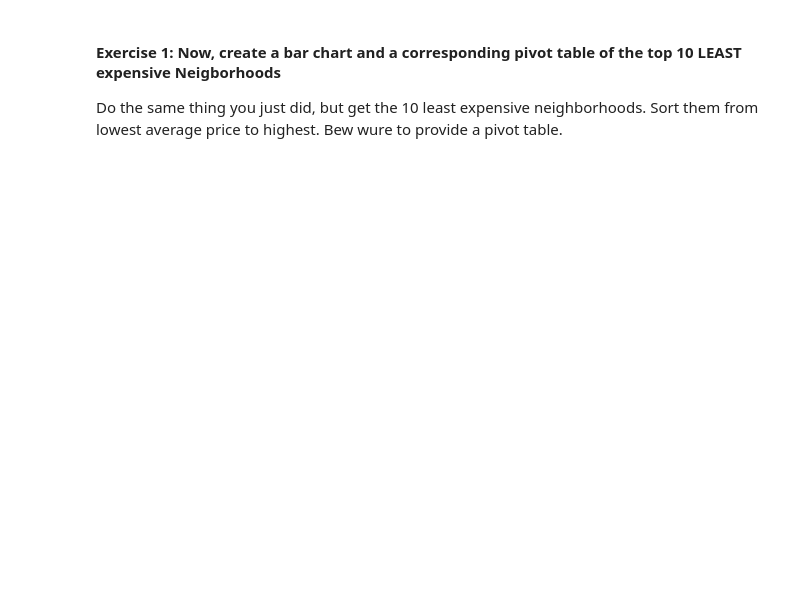
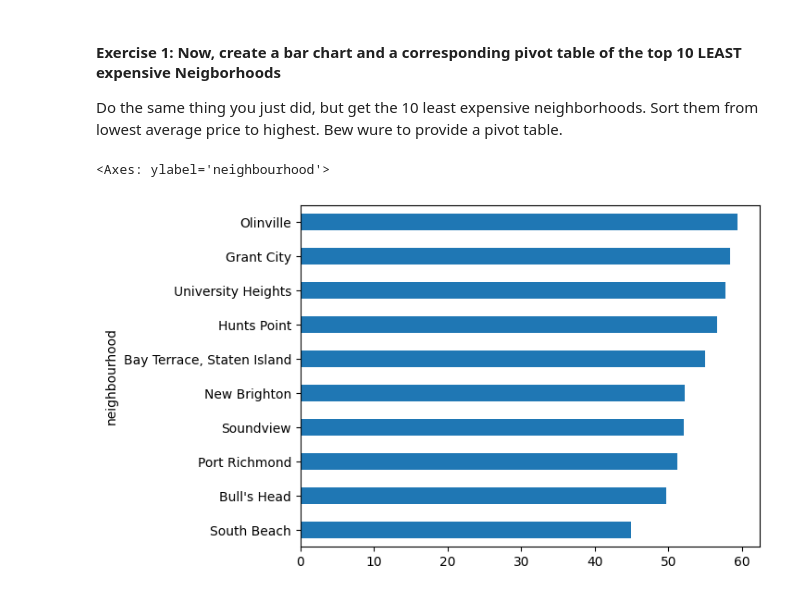
Before and after one commit to makenzie9838/my-fork-2024-fall-data-science, a Jupyter notebook: Week-03-Data_Analytics-Data_Viz-BI_tools/Exercise-ME.ipynb, the cells around one changed output. Cells and saved outputs as stored; diff of their text form; code cells hidden in the pictures; blank space fills up the shorter version.

```diff
--- a/Week-03-Data_Analytics-Data_Viz-BI_tools/Exercise-ME.ipynb
+++ b/Week-03-Data_Analytics-Data_Viz-BI_tools/Exercise-ME.ipynb
@@ -34,5 +52,9 @@ Do the same thing you just did, but get the 10 least expensive neighborhoods.  S
 # %%
 # Here we make the same chart using the bottom 10 Neighborhoods
 # by average price.  We sort ascending in this one.
+df.groupby('neighbourhood')['price'].mean().sort_values(ascending=True).head(10).plot.barh()
+# %% [output]
+<Axes: ylabel='neighbourhood'>
+[figure, added]
 # %%
 # we also would like to have the corresponding pivot table of the top 10
```
Also changed, not shown: parts of 4 cells of this notebook.
